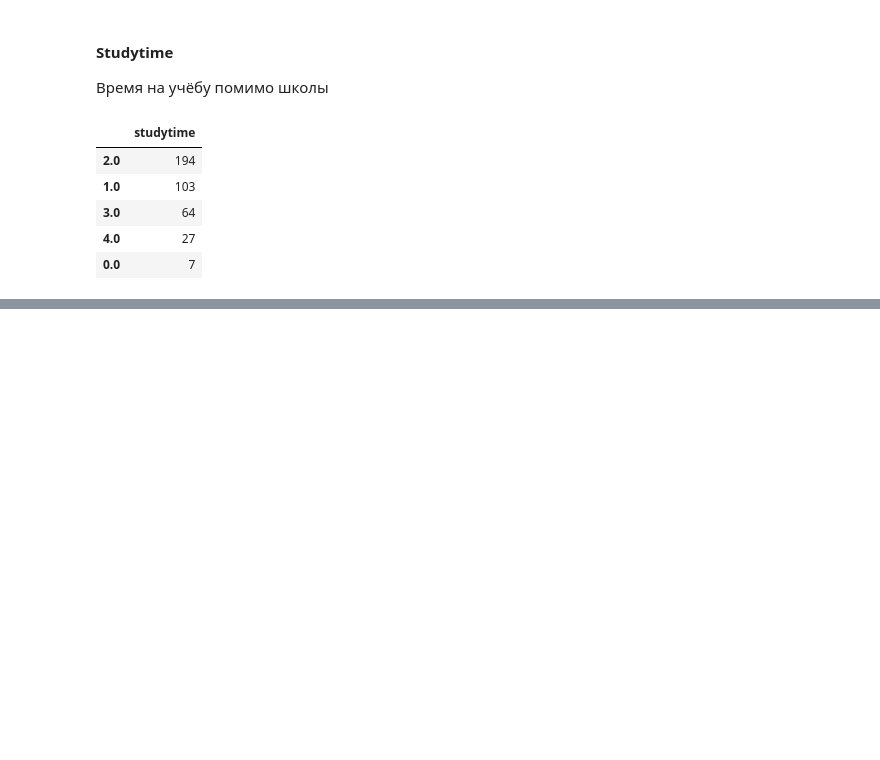
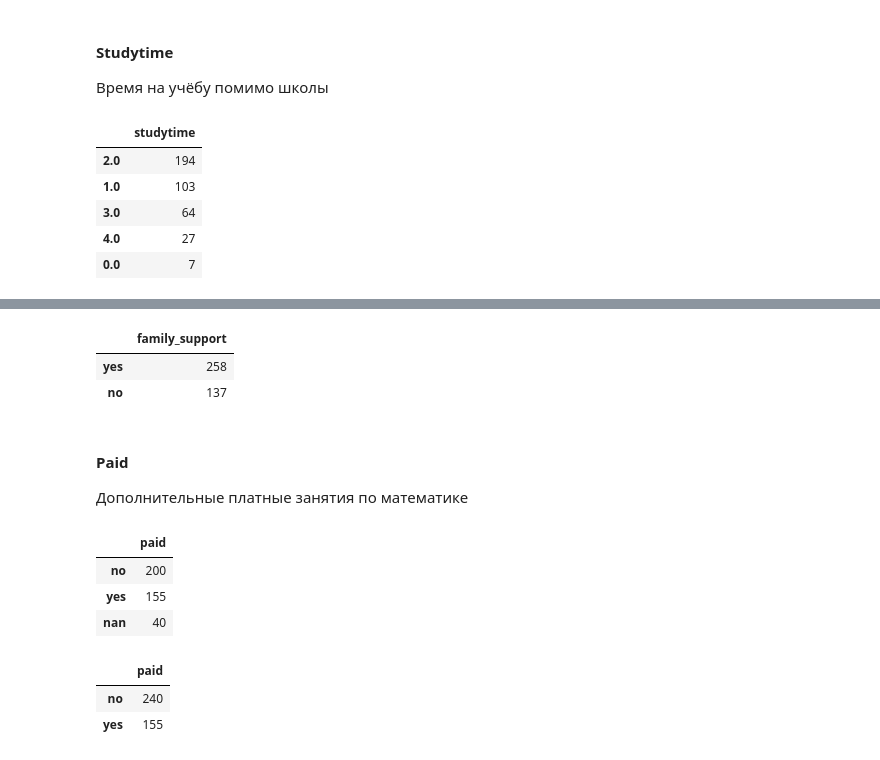
Before and after one commit to gdvnedu/SF, a Jupyter notebook: dst/module_2/project_2/stud_math/stud_math.ipynb, the cells around one changed output, grey strips where cells are left out. Saved outputs shown, nothing was run; the diff lists cells and outputs as text; code cells hidden in the pictures; blank space fills up the shorter version.

```diff
--- a/dst/module_2/project_2/stud_math/stud_math.ipynb
+++ b/dst/module_2/project_2/stud_math/stud_math.ipynb
@@ -507,0 +558,27 @@ sns.countplot(x='studytime', data=students)
+# %%
+mfv = students.family_support.value_counts().idxmax()
+students.family_support = students.family_support.apply(lambda x: mfv if x=='nan' else x)
+display(pd.DataFrame(students.family_support.value_counts()))
+# %% [output]
+|  | family_support |
+| yes | 258 |
+| no | 137 |
+# %% [markdown]
+#### Paid
+Дополнительные платные занятия по математике
+# %%
+students.paid = students.paid.astype(str).apply(lambda x: None if x.strip() == '' else x)
+display(pd.DataFrame(students.paid.value_counts()))
+# %% [output]
+|  | paid |
+| no | 200 |
+| yes | 155 |
+| nan | 40 |
+# %%
+mfv = students.paid.value_counts().idxmax()
+students.paid = students.paid.apply(lambda x: mfv if x=='nan' else x)
+display(pd.DataFrame(students.paid.value_counts()))
+# %% [output]
+|  | paid |
+| no | 240 |
+| yes | 155 |
```
Also changed, not shown: parts of 23 cells of this notebook.
